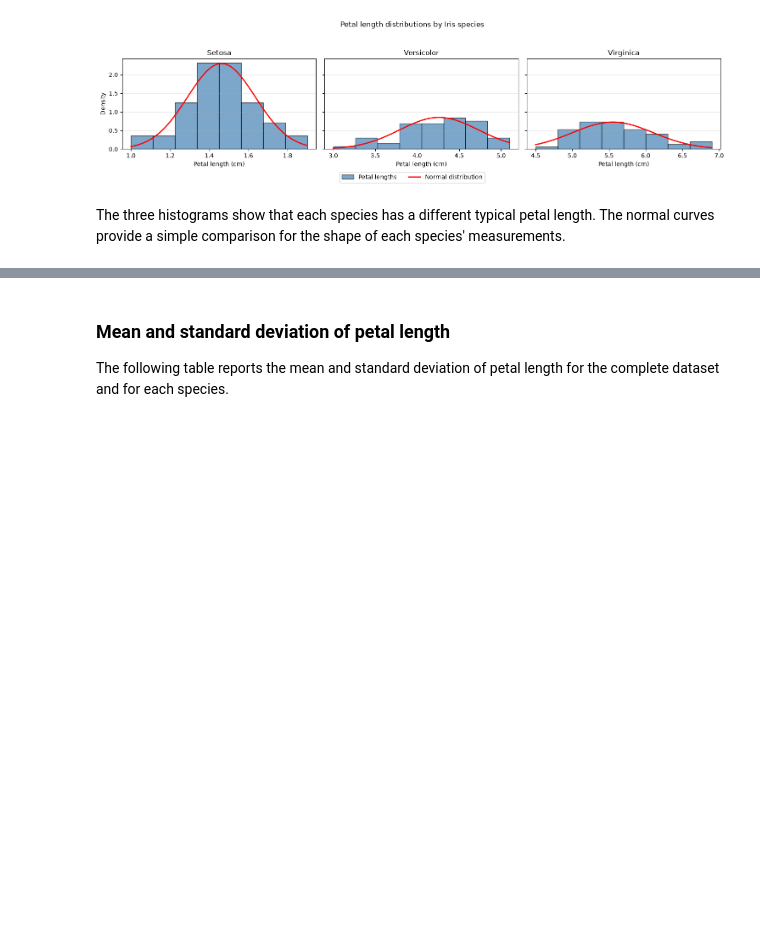
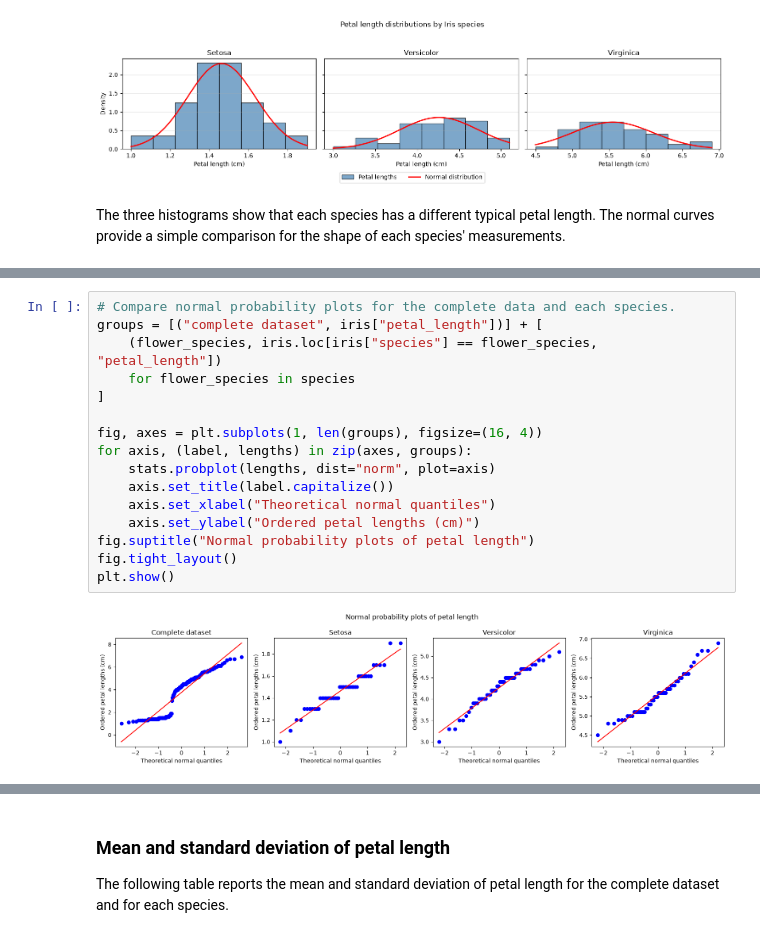
Before and after one commit to CGiardino/applied-statistics, a Jupyter notebook: problems.ipynb, the cells around one changed output, grey strips where cells are left out. Saved outputs shown, nothing was run; the diff lists cells and outputs as text; blank space fills up the shorter version.

Commit message:
Adding probplot and shapiro-wilk test to discuss the normal distributions

```diff
--- a/problems.ipynb
+++ b/problems.ipynb
@@ -114,0 +123,18 @@ The three histograms show that each species has a different typical petal length
+# %%
+# Compare normal probability plots for the complete data and each species.
+groups = [("complete dataset", iris["petal_length"])] + [
+    (flower_species, iris.loc[iris["species"] == flower_species, "petal_length"])
+    for flower_species in species
+]
+
+fig, axes = plt.subplots(1, len(groups), figsize=(16, 4))
+for axis, (label, lengths) in zip(axes, groups):
+    stats.probplot(lengths, dist="norm", plot=axis)
+    axis.set_title(label.capitalize())
+    axis.set_xlabel("Theoretical normal quantiles")
+    axis.set_ylabel("Ordered petal lengths (cm)")
+fig.suptitle("Normal probability plots of petal length")
+fig.tight_layout()
+plt.show()
+# %% [output]
+[figure, added]
```
Also changed, not shown: parts of 4 cells of this notebook, 2 other files.
